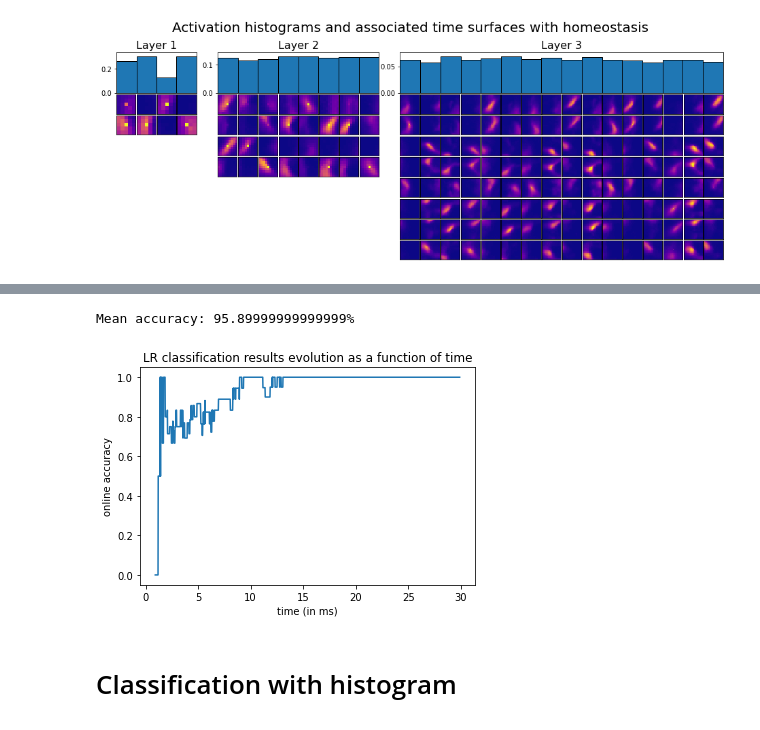
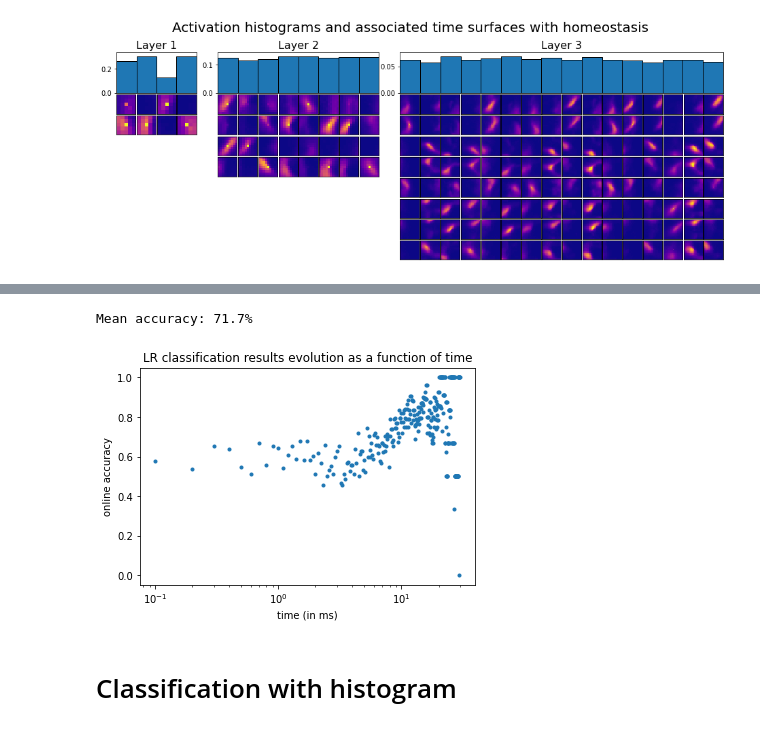
Before and after one commit to AntoineGrimaldi/HOTS, a Jupyter notebook: notebooks/RESULTS_02_PokerDVS.ipynb, the cells around one changed output, grey strips where cells are left out. Drawn from its saved outputs; the diff is of its cells as text; code cells hidden in the pictures.

```diff
--- a/notebooks/RESULTS_02_PokerDVS.ipynb
+++ b/notebooks/RESULTS_02_PokerDVS.ipynb
@@ -80,0 +82,4 @@ Mean accuracy: 98.9%
+# %%
+timestep = 100
+meanac, onlinac, lastac, truepos, falsepos = score_classif_time(likelihood, true_target, timestamps, timestep, thres=None)
+print(f'Accuracy with classification at the last event: {int(lastac*100)}%')
@@ -80,0 +92,8 @@ Mean accuracy: 98.9%
+# %%
+sensor_size = trainset.sensor_size
+transform = transform = tonic.transforms.Compose([tonic.transforms.ToTimesurface(sensor_size=sensor_size, tau=tau_cla, decay="exp")])
+trainset_as_input = tonic.datasets.POKERDVS(save_to='../../Data', train = True, transform = transform)
+# %%
+model, loss = fit_MLR(tau_cla, date = timestr, dataset_as_input = trainset_as_input)
+likelihood, true_target, timestamps = predict_MLR(model, tau_cla, date = timestr, dataset_as_input = trainset_as_input, dataset_for_timestamps_as_input = trainset)
+meanac, onlinac, lastac, truepos, falsepos = score_classif_events(likelihood, true_target)
@@ -81,9 +106,8 @@ Mean accuracy: 98.9%
 # %%
-timestep = 10
 meanac, onlinac, lastac, truepos, falsepos = score_classif_time(likelihood, true_target, timestamps, timestep, thres=None)
 # %% [output]
-Mean accuracy: 95.89999999999999%
+Mean accuracy: 71.7%
-[figure, old version]
+[figure, new version]
 # %% [markdown]
 # Classification with histogram
 # %%
```
Also changed, not shown: parts of 28 cells of this notebook, 2 other files.
